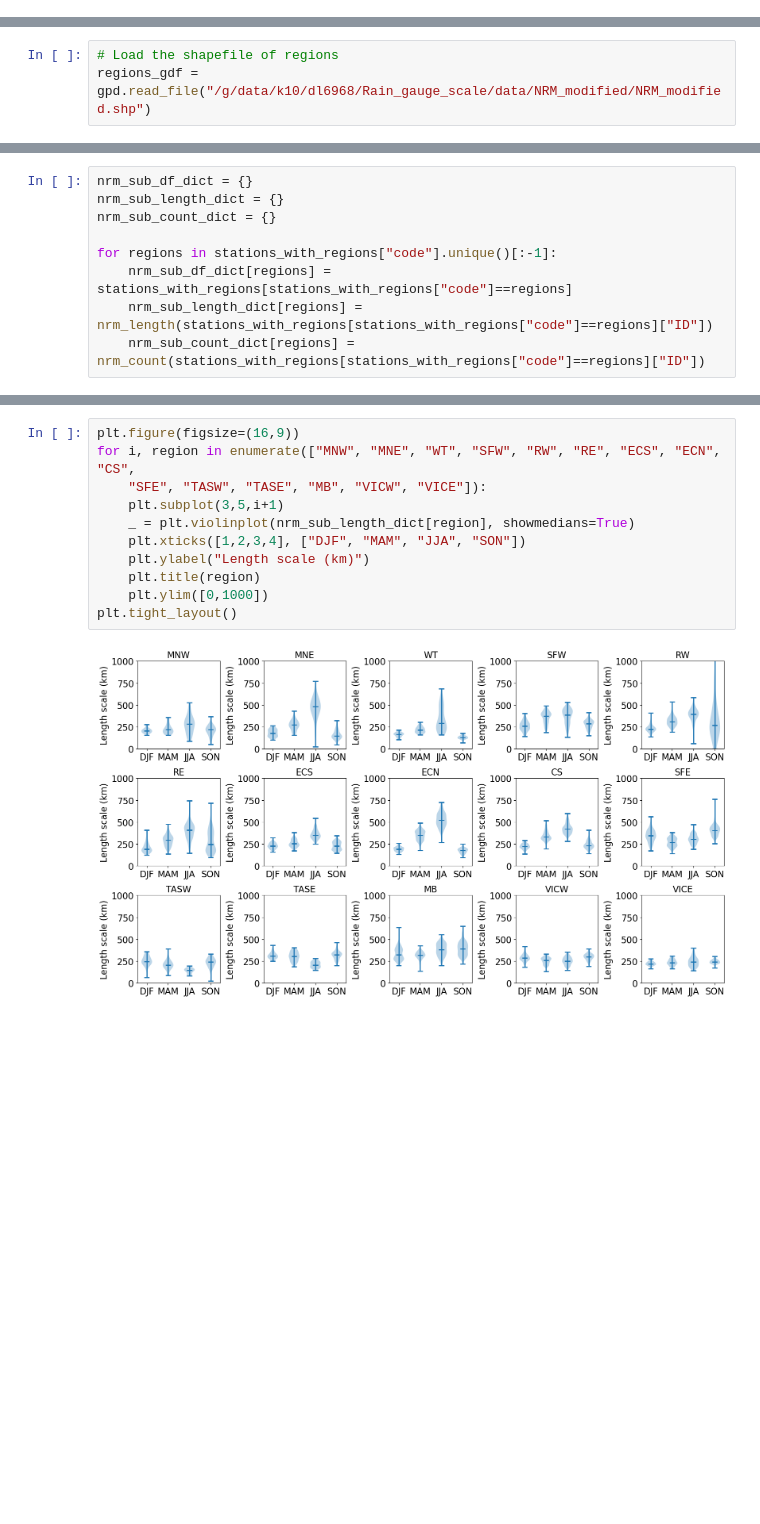
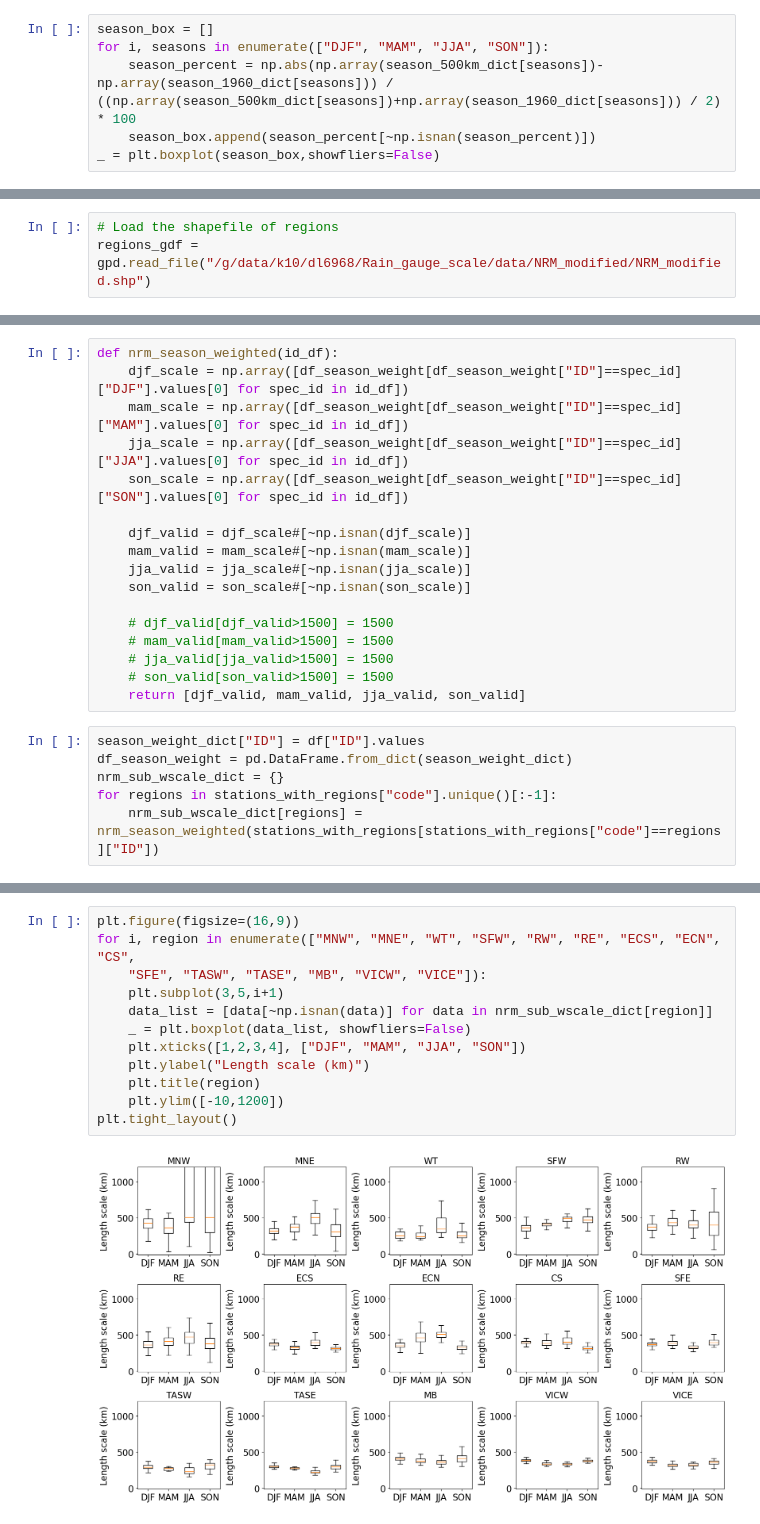
Before and after one commit to dongqi-DQ/Semi-variogram_AU, a Jupyter notebook: plot_seasonality-1960.ipynb, the cells around one changed output, grey strips where cells are left out. Drawn from its saved outputs; the diff is of its cells as text; blank space fills up the shorter version.

```diff
--- a/plot_seasonality-1960.ipynb
+++ b/plot_seasonality-1960.ipynb
@@ -291,0 +470,6 @@ ax4.set_ylim([-45,-9])
+# %%
+season_box = []
+for i, seasons in enumerate(["DJF", "MAM", "JJA", "SON"]):
+    season_percent = np.abs(np.array(season_500km_dict[seasons])-np.array(season_1960_dict[seasons])) / ((np.array(season_500km_dict[seasons])+np.array(season_1960_dict[seasons])) / 2) * 100
+    season_box.append(season_percent[~np.isnan(season_percent)])
+_ = plt.boxplot(season_box,showfliers=False)
@@ -339,14 +503,28 @@ MB_stn = stations_with_regions[stations_with_regions["code"]=="MB"]
 ECS_stn = stations_with_regions[stations_with_regions["code"]=="ECS"]
 ECN_stn = stations_with_regions[stations_with_regions["code"]=="ECN"]
 CS_stn = stations_with_regions[stations_with_regions["code"]=="CS"]
-# %%
-nrm_sub_df_dict = {}
-nrm_sub_length_dict = {}
-nrm_sub_count_dict = {}
-
-for regions in stations_with_regions["code"].unique()[:-1]:
-    nrm_sub_df_dict[regions] = stations_with_regions[stations_with_regions["code"]==regions]
-    nrm_sub_length_dict[regions] = nrm_length(stations_with_regions[stations_with_regions["code"]==regions]["ID"])
-    nrm_sub_count_dict[regions] = nrm_count(stations_with_regions[stations_with_regions["code"]==regions]["ID"])
+# %%
+def nrm_season_weighted(id_df):
+    djf_scale = np.array([df_season_weight[df_season_weight["ID"]==spec_id]["DJF"].values[0] for spec_id in id_df])
+    mam_scale = np.array([df_season_weight[df_season_weight["ID"]==spec_id]["MAM"].values[0] for spec_id in id_df])
+    jja_scale = np.array([df_season_weight[df_season_weight["ID"]==spec_id]["JJA"].values[0] for spec_id in id_df])
+    son_scale = np.array([df_season_weight[df_season_weight["ID"]==spec_id]["SON"].values[0] for spec_id in id_df])
+
+    djf_valid = djf_scale#[~np.isnan(djf_scale)]
+    mam_valid = mam_scale#[~np.isnan(mam_scale)]
+    jja_valid = jja_scale#[~np.isnan(jja_scale)]
+    son_valid = son_scale#[~np.isnan(son_scale)]
+
+    # djf_valid[djf_valid>1500] = 1500
+    # mam_valid[mam_valid>1500] = 1500
+    # jja_valid[jja_valid>1500] = 1500
+    # son_valid[son_valid>1500] = 1500
+    return [djf_valid, mam_valid, jja_valid, son_valid]
+# %%
+season_weight_dict["ID"] = df["ID"].values
+df_season_weight = pd.DataFrame.from_dict(season_weight_dict)
+nrm_sub_wscale_dict = {}
+for regions in stations_with_regions["code"].unique()[:-1]:
+    nrm_sub_wscale_dict[regions] = nrm_season_weighted(stations_with_regions[stations_with_regions["code"]==regions]["ID"])
 # %%
 ## change the keys so I can remember them easily
@@ -360,13 +538,14 @@ for nrm_dicts in [nrm_sub_df_dict, nrm_sub_length_dict,nrm_sub_count_dict]:
 # %%
 plt.figure(figsize=(16,9))
 for i, region in enumerate(["MNW", "MNE", "WT", "SFW", "RW", "RE", "ECS", "ECN", "CS",
     "SFE", "TASW", "TASE", "MB", "VICW", "VICE"]):
     plt.subplot(3,5,i+1)
-    _ = plt.violinplot(nrm_sub_length_dict[region], showmedians=True)
+    data_list = [data[~np.isnan(data)] for data in nrm_sub_wscale_dict[region]]
+    _ = plt.boxplot(data_list, showfliers=False)
     plt.xticks([1,2,3,4], ["DJF", "MAM", "JJA", "SON"])
     plt.ylabel("Length scale (km)")
     plt.title(region)
-    plt.ylim([0,1000])
+    plt.ylim([-10,1200])
 plt.tight_layout()
 # %% [output]
-[figure, old version]
+[figure, new version]
```
Also changed, not shown: parts of 44 cells of this notebook, 21 other files.
